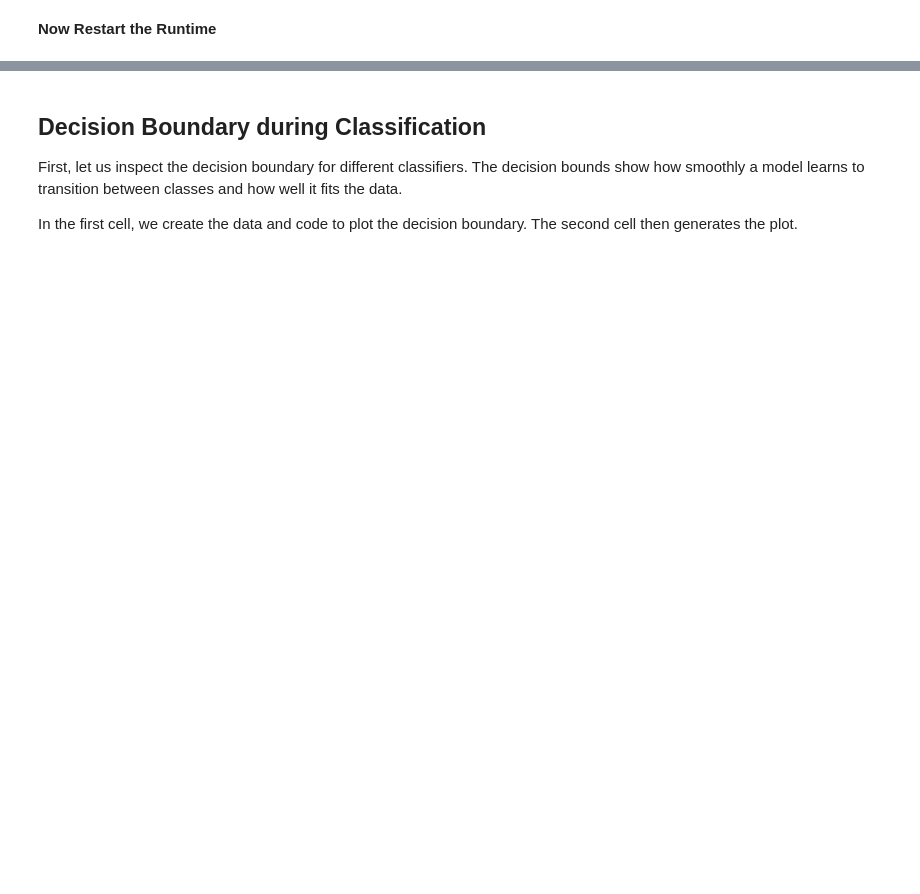
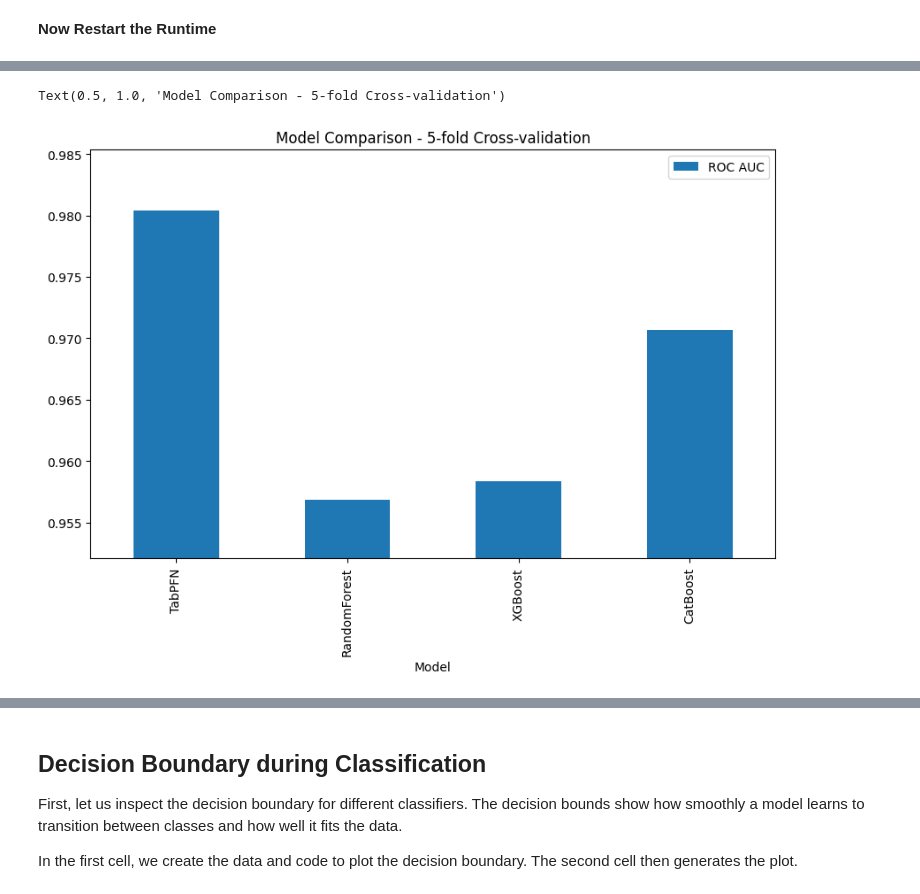
Before and after one commit to zhengaq/TabPFN, a Jupyter notebook: examples/notebooks/TabPFN_Demo_Local.ipynb, the cells around one changed output, grey strips where cells are left out. Saved outputs shown, nothing was run; the diff lists cells and outputs as text; code cells hidden in the pictures; blank space fills up the shorter version.

Commit message:
- More documentation, merged with client, added text features (#337)

```diff
--- a/examples/notebooks/TabPFN_Demo_Local.ipynb
+++ b/examples/notebooks/TabPFN_Demo_Local.ipynb
@@ -555,0 +295,38 @@ results = exp_outlier.run(
+# %%
+# Compare different machine learning models by training each one multiple times
+# on different parts of the data and averaging their performance scores for a
+# more reliable performance estimate
+
+# Encode target labels to classes for baselines
+le = LabelEncoder()
+y = le.fit_transform(y)
+
+# Define models
+models = [
+    ("TabPFN", TabPFNClassifier(random_state=42)),
+    ("RandomForest", make_pipeline(
+        column_transformer, # string data needs to be encoded for model
+        RandomForestClassifier(random_state=42)
+    )),
+    ("XGBoost", make_pipeline(
+        column_transformer, # string data needs to be encoded for model
+        XGBClassifier(random_state=42)
+    )),
+    ("CatBoost", make_pipeline(
+        column_transformer, # string data needs to be encoded for model
+        CatBoostClassifier(random_state=42, verbose=0)
+    ))
+]
+
+# Calculate scores
+cv = StratifiedKFold(n_splits=3, random_state=42, shuffle=True)
+scoring = "roc_auc_ovr" if len(np.unique(y)) > 2 else "roc_auc"
+scores = {name: cross_val_score(model, X, y, cv=cv, scoring=scoring, n_jobs=1, verbose=1).mean()
+          for name, model in models}
+
+# Plot results
+df = pd.DataFrame(list(scores.items()), columns=["Model", "ROC AUC"])
+ax = df.plot(x="Model", y="ROC AUC", kind="bar", figsize=(10, 6))
+ax.set_ylim(df["ROC AUC"].min() * 0.995, min(1.0, df["ROC AUC"].max() * 1.005))
+ax.set_title("Model Comparison - 5-fold Cross-validation")
+# %% [output]
@@ -555,0 +337,2 @@ results = exp_outlier.run(
+Text(0.5, 1.0, 'Model Comparison - 5-fold Cross-validation')
+[figure, added]
```
Also changed, not shown: parts of 66 cells of this notebook.
